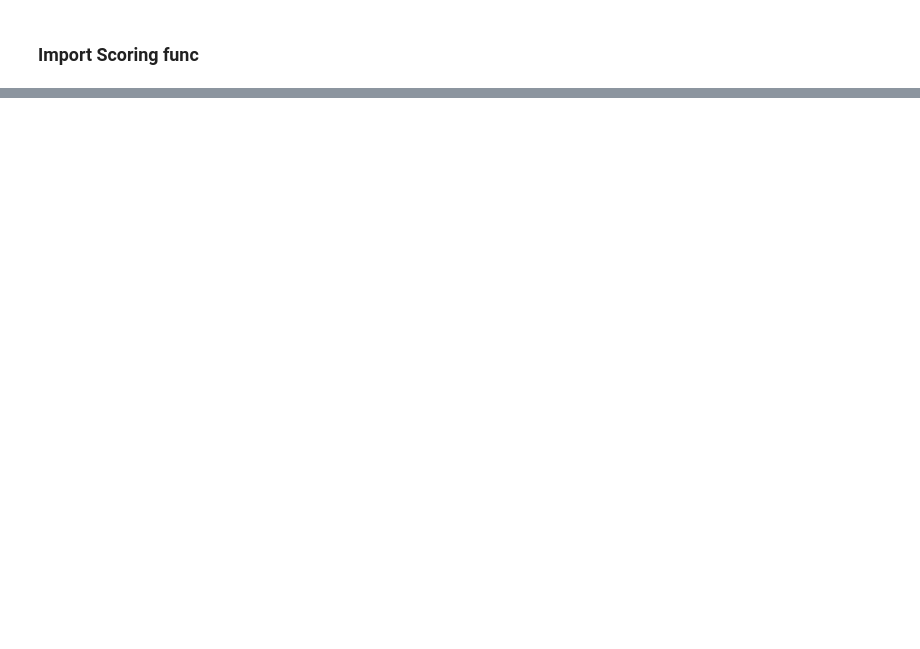
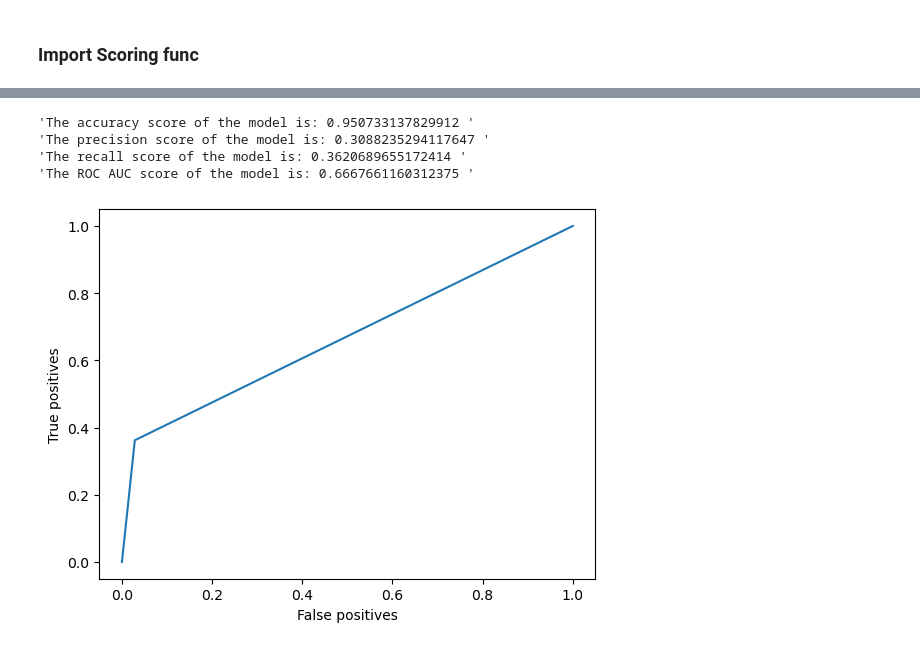
Before and after one commit to louis-md/project_7, a Jupyter notebook: DTC_decision_tree_classifier_renewed.ipynb, the cells around one changed output, grey strips where cells are left out. Cells and saved outputs as stored; diff of their text form; code cells hidden in the pictures; blank space fills up the shorter version.

```diff
--- a/DTC_decision_tree_classifier_renewed.ipynb
+++ b/DTC_decision_tree_classifier_renewed.ipynb
@@ -225,0 +167,8 @@ scoring(Y_train,Y_pred)
+# %%
+scoring(Y_test, DTC_test_prediction)
+# %% [output]
+'The accuracy score of the model is: 0.950733137829912 '
+'The precision score of the model is: 0.3088235294117647 '
+'The recall score of the model is: 0.3620689655172414 '
+'The ROC AUC score of the model is: 0.6667661160312375 '
+[figure, added]
```
Also changed, not shown: parts of 7 cells of this notebook.
